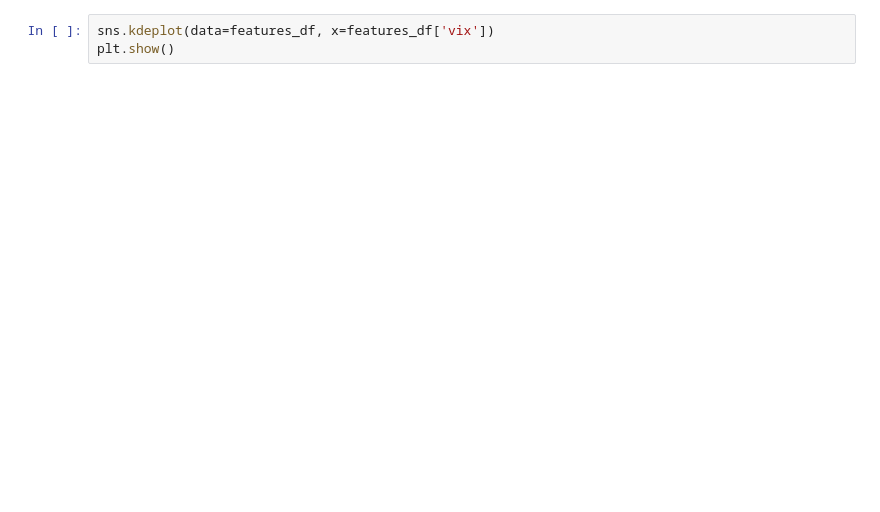
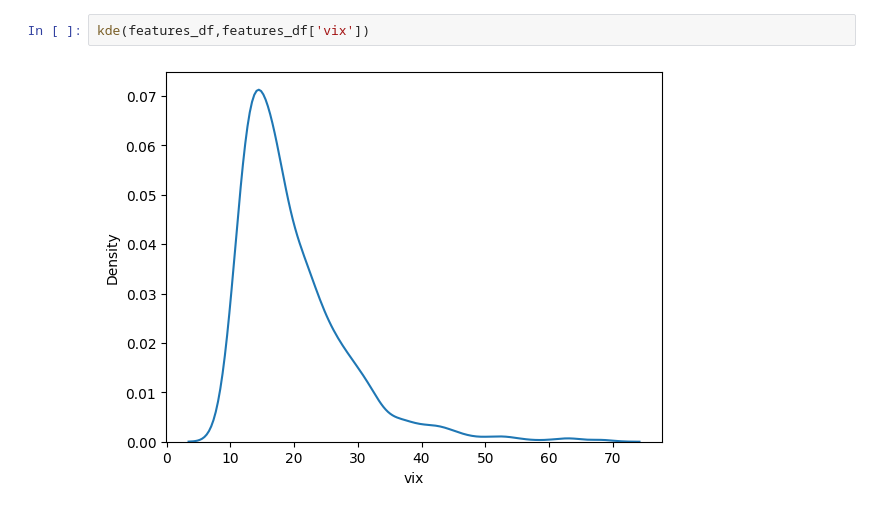
Before and after one commit to Andrew-Bordei/Data-Science, a Jupyter notebook: oil_model/notebooks/eda.ipynb, the cells around one changed output. Cells and saved outputs as stored; diff of their text form; blank space fills up the shorter version.

```diff
--- a/oil_model/notebooks/eda.ipynb
+++ b/oil_model/notebooks/eda.ipynb
@@ -21,4 +80,5 @@ plt.show()
 # %%
-sns.kdeplot(data=features_df, x=features_df['vix'])
-plt.show()
+kde(features_df,features_df['vix'])
+# %% [output]
+[figure, added]
 # %%
```
Also changed, not shown: parts of 24 cells of this notebook, 3 other files.
